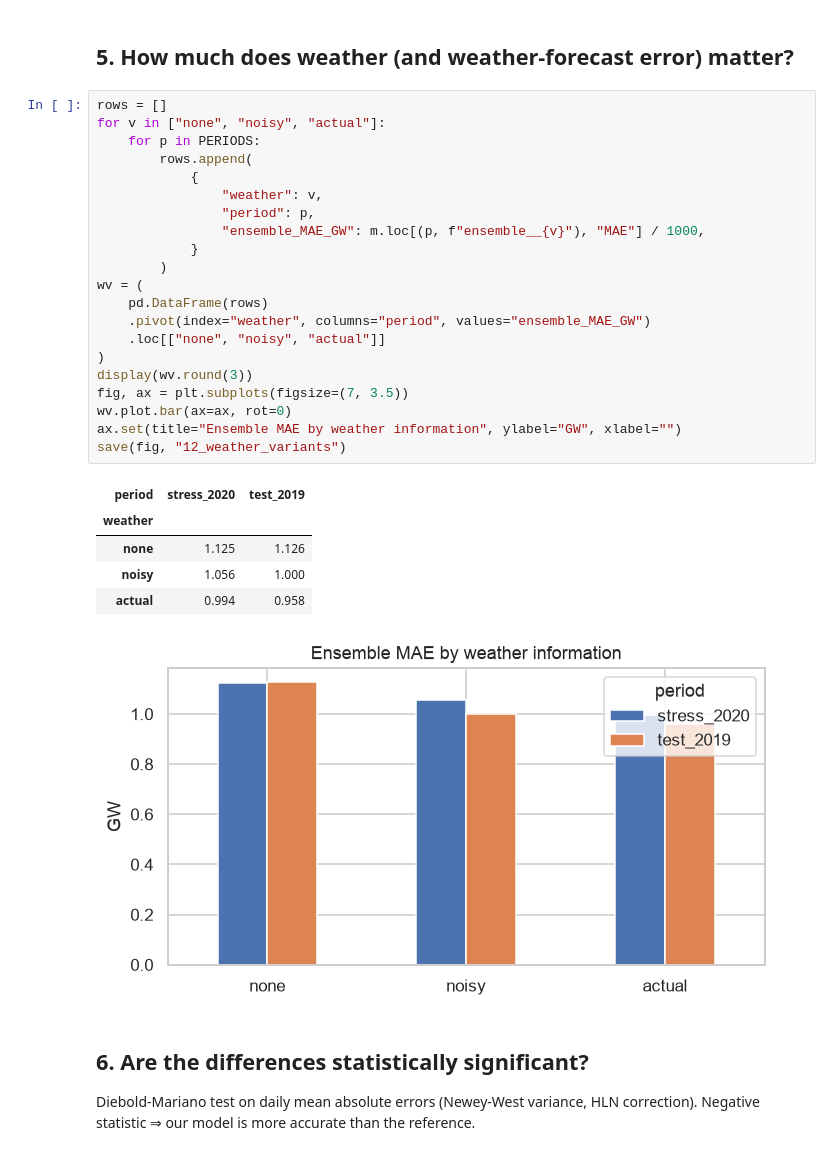
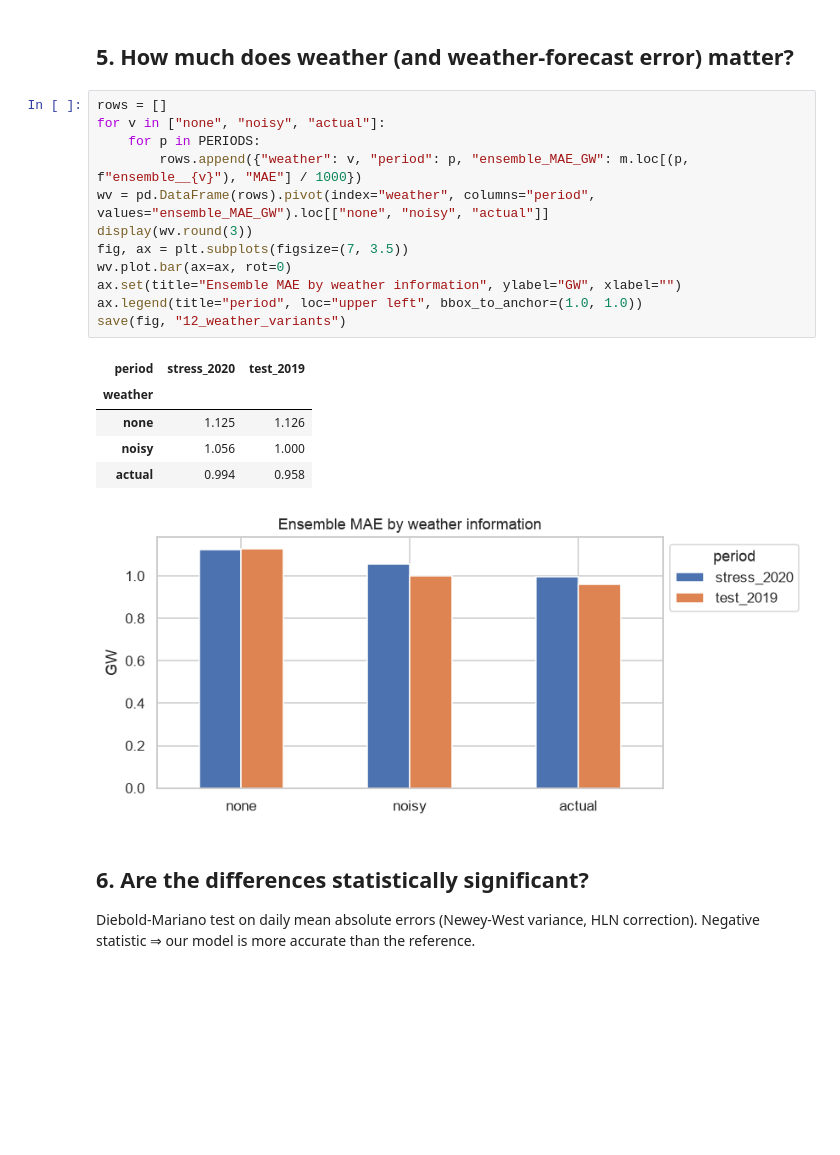
Before and after one commit to eirshad/energy-demand-forecasting, a Jupyter notebook: notebooks/03_end_to_end.ipynb, the cells around one changed output. Saved outputs shown, nothing was run; the diff lists cells and outputs as text; blank space fills up the shorter version.

```diff
--- a/notebooks/03_end_to_end.ipynb
+++ b/notebooks/03_end_to_end.ipynb
@@ -215,31 +188,22 @@ full.sort_values("MAE|test_2019").round(1)
 # %%
 rows = []
 for v in ["none", "noisy", "actual"]:
     for p in PERIODS:
-        rows.append(
-            {
-                "weather": v,
-                "period": p,
-                "ensemble_MAE_GW": m.loc[(p, f"ensemble__{v}"), "MAE"] / 1000,
-            }
-        )
-wv = (
-    pd.DataFrame(rows)
-    .pivot(index="weather", columns="period", values="ensemble_MAE_GW")
-    .loc[["none", "noisy", "actual"]]
-)
+        rows.append({"weather": v, "period": p, "ensemble_MAE_GW": m.loc[(p, f"ensemble__{v}"), "MAE"] / 1000})
+wv = pd.DataFrame(rows).pivot(index="weather", columns="period", values="ensemble_MAE_GW").loc[["none", "noisy", "actual"]]
 display(wv.round(3))
 fig, ax = plt.subplots(figsize=(7, 3.5))
 wv.plot.bar(ax=ax, rot=0)
 ax.set(title="Ensemble MAE by weather information", ylabel="GW", xlabel="")
+ax.legend(title="period", loc="upper left", bbox_to_anchor=(1.0, 1.0))
 save(fig, "12_weather_variants")
 # %% [output]
 | period | stress_2020 | test_2019 |
 | weather |  |  |
 | none | 1.125 | 1.126 |
 | noisy | 1.056 | 1.000 |
 | actual | 0.994 | 0.958 |
-[figure, old version]
+[figure, new version]
 # %% [markdown]
 ## 6. Are the differences statistically significant?
 
```
Also changed, not shown: parts of 12 cells of this notebook, 7 other files.
